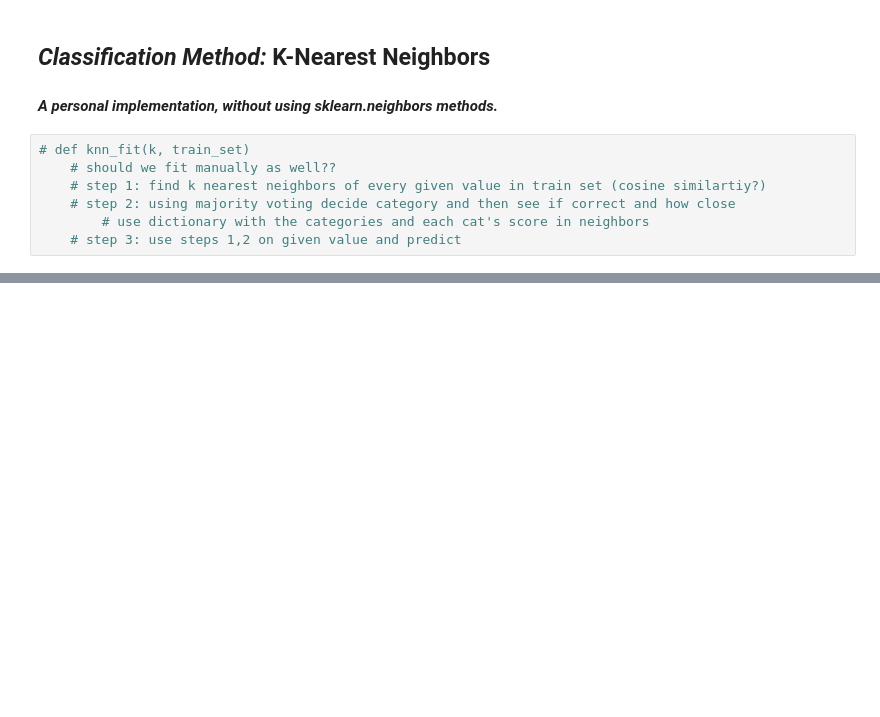
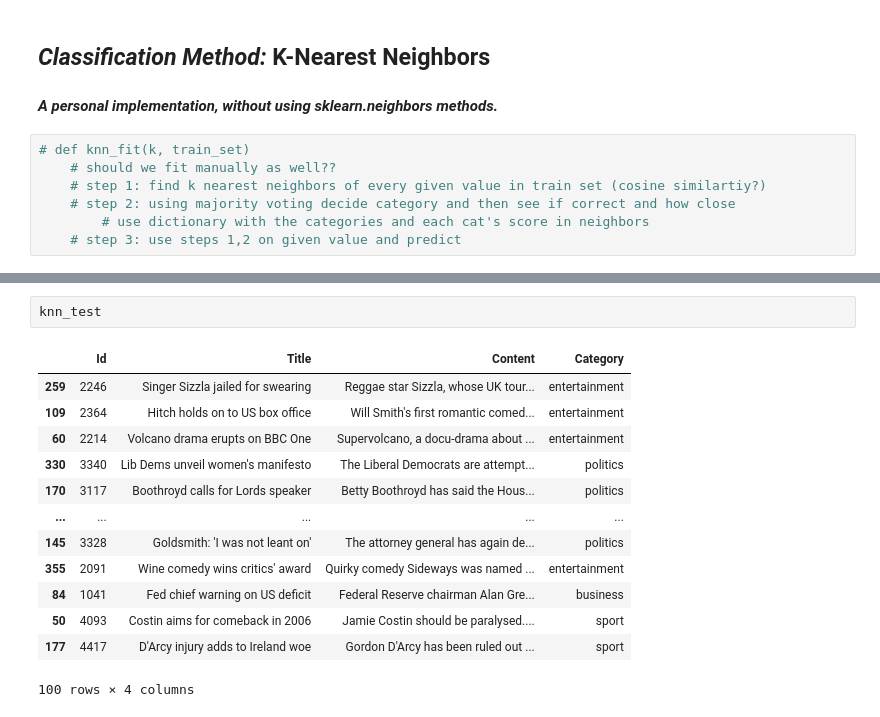
Before and after one commit to TazTornado/MiningTheNews, a Jupyter notebook: src/Categorization.ipynb, the cells around one changed output, grey strips where cells are left out. Cells and saved outputs as stored; diff of their text form; blank space fills up the shorter version.

```diff
--- a/src/Categorization.ipynb
+++ b/src/Categorization.ipynb
@@ -583,0 +674,16 @@ plt.show()
+# %%
+knn_test
+# %% [output]
+|  | Id | Title | Content | Category |
+| 259 | 2246 | Singer Sizzla jailed for swearing | Reggae star Sizzla, whose UK tour... | entertainment |
+| 109 | 2364 | Hitch holds on to US box office | Will Smith's first romantic comed... | entertainment |
+| 60 | 2214 | Volcano drama erupts on BBC One | Supervolcano, a docu-drama about ... | entertainment |
+| 330 | 3340 | Lib Dems unveil women's manifesto | The Liberal Democrats are attempt... | politics |
+| 170 | 3117 | Boothroyd calls for Lords speaker | Betty Boothroyd has said the Hous... | politics |
+| ... | ... | ... | ... | ... |
+| 145 | 3328 | Goldsmith: 'I was not leant on' | The attorney general has again de... | politics |
+| 355 | 2091 | Wine comedy wins critics' award | Quirky comedy Sideways was named ... | entertainment |
+| 84 | 1041 | Fed chief warning on US deficit | Federal Reserve chairman Alan Gre... | business |
+| 50 | 4093 | Costin aims for comeback in 2006 | Jamie Costin should be paralysed.... | sport |
+| 177 | 4417 | D'Arcy injury adds to Ireland woe | Gordon D'Arcy has been ruled out ... | sport |
+100 rows × 4 columns
```
Also changed, not shown: parts of 11 cells of this notebook.
